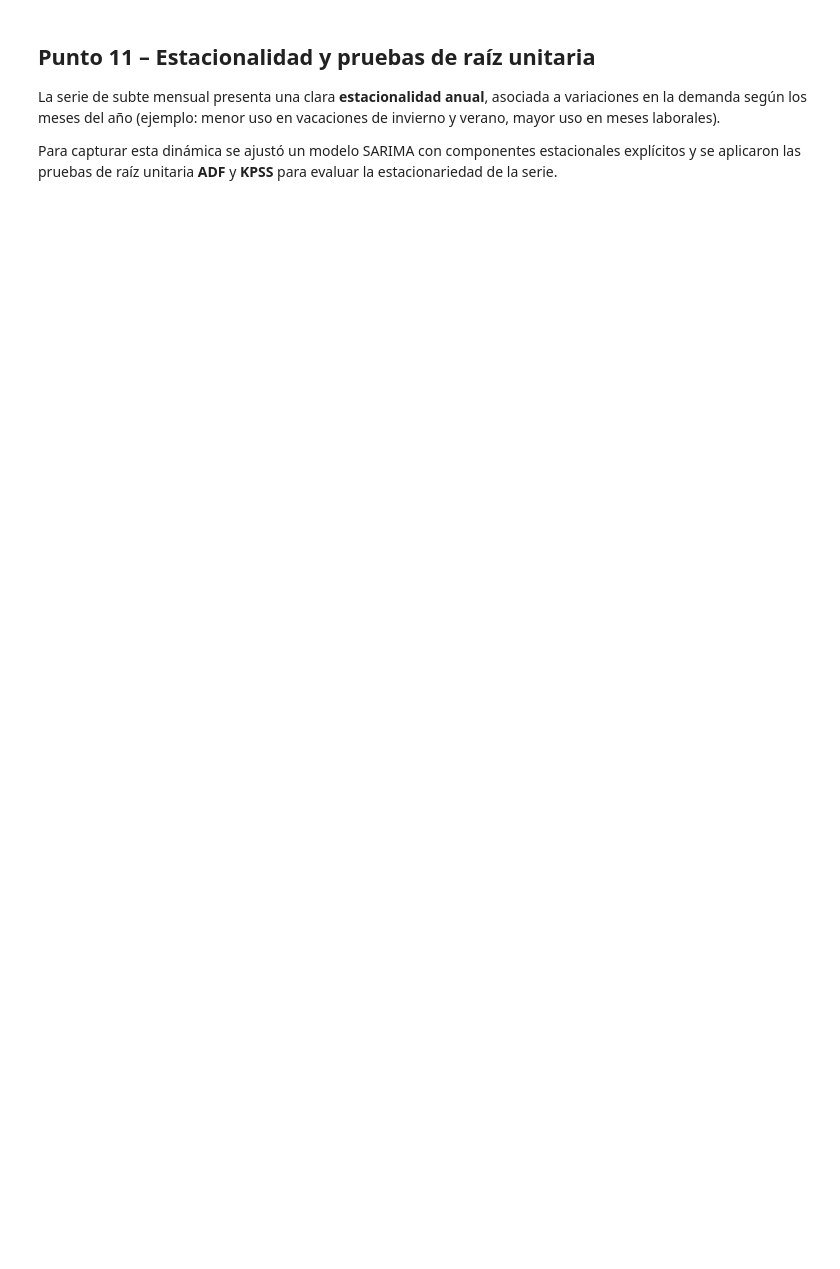
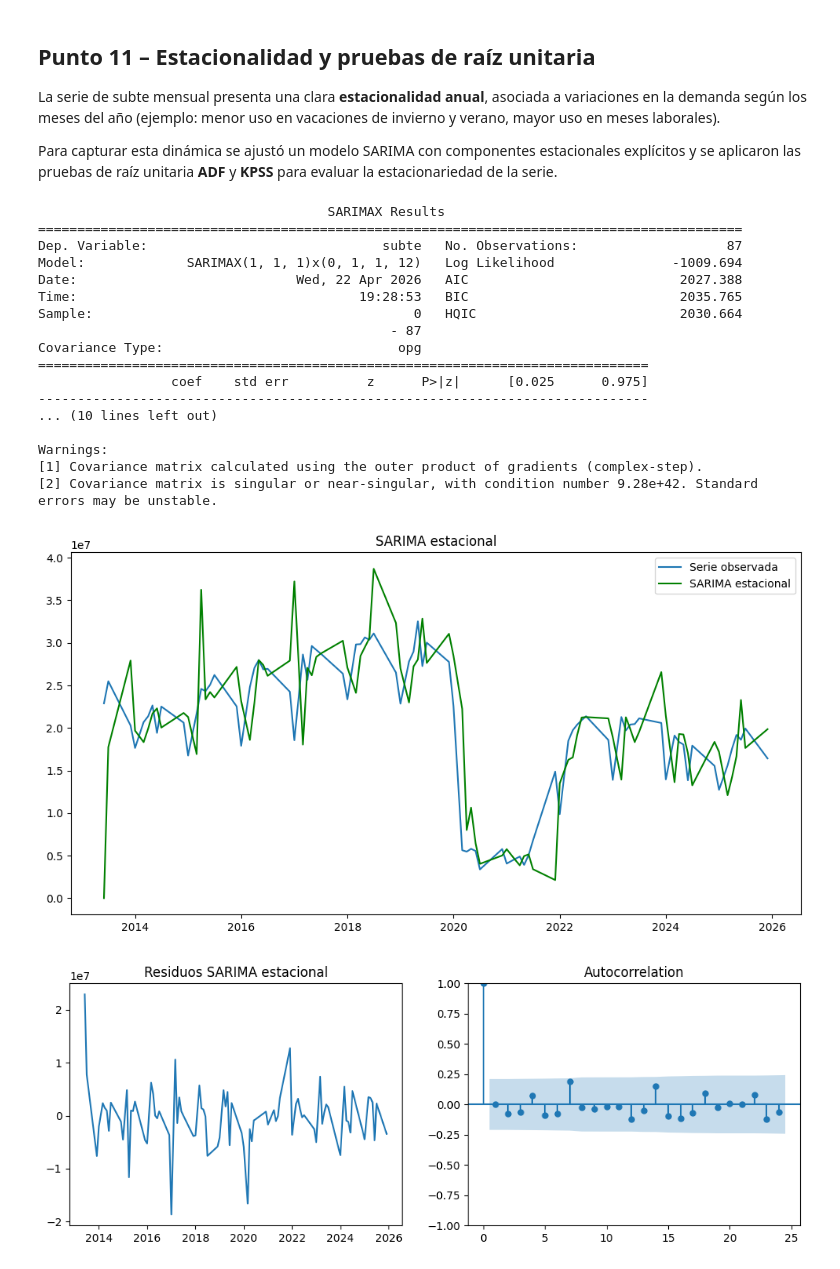
Before and after one commit to giulialvaro/AST-movilidad-BA, a Jupyter notebook: Archivos finales/tp1-AST-movilidad-urbana.ipynb, the cells around one changed output. Saved outputs shown, nothing was run; the diff lists cells and outputs as text; code cells hidden in the pictures; blank space fills up the shorter version.

```diff
--- a/Archivos finales/tp1-AST-movilidad-urbana.ipynb
+++ b/Archivos finales/tp1-AST-movilidad-urbana.ipynb
@@ -2135,43 +2157,60 @@ La serie de subte mensual presenta una clara **estacionalidad anual**, asociada
 
 Para capturar esta dinámica se ajustó un modelo SARIMA con componentes estacionales explícitos y se aplicaron las pruebas de raíz unitaria **ADF** y **KPSS** para evaluar la estacionariedad de la serie.
 # %%
-import pandas as pd
-import statsmodels.api as sm
 from arch.unitroot import ADF, KPSS
-from pathlib import Path
-
-# ── Definir ruta ───────────────────────────────────────────
-DATA_DIR = Path("Archivos finales/datos_tp1")
-
-# ── Cargar series ya procesadas ───────────────────────────
-subte = pd.read_csv(DATA_DIR / "subte_mensual.csv", parse_dates=["fecha"], index_col="fecha")
-temp = pd.read_csv(DATA_DIR / "temp_mensual.csv", parse_dates=["fecha"], index_col="fecha")
-feriados = pd.read_csv(DATA_DIR / "feriados_mensual.csv", parse_dates=["fecha"], index_col="fecha")
-
-# ── Construir DataFrame conjunto ─────────────────────────
-df = pd.DataFrame({
-    "subte": subte.squeeze(),
-    "temp": temp.squeeze(),
-    "feriados": feriados.squeeze()
-})
-
-# Eliminar filas con NaN
-df = df.dropna()
 
 # ── Ajuste de modelo SARIMA estacional ───────────────────
 sarima_seasonal = sm.tsa.SARIMAX(
     df["subte"],
     order=(1,1,1),
     seasonal_order=(0,1,1,12),
     enforce_stationarity=False,
     enforce_invertibility=False
 ).fit()
 
 print(sarima_seasonal.summary())
 
+# ── Gráficos de ajuste ───────────────────────────────────
+df["sarima_fitted"] = sarima_seasonal.fittedvalues
+
+plt.figure(figsize=(12,6))
+plt.plot(df.index, df["subte"], label="Serie observada")
+plt.plot(df.index, df["sarima_fitted"], label="SARIMA estacional", color="green")
+plt.title("SARIMA estacional")
+plt.legend()
+plt.show()
+
+# Residuos
+resid_sarima = sarima_seasonal.resid
+fig, ax = plt.subplots(1,2, figsize=(12,4))
+ax[0].plot(resid_sarima)
+ax[0].set_title("Residuos SARIMA estacional")
+sm.graphics.tsa.plot_acf(resid_sarima, lags=24, ax=ax[1])
+plt.show()
+
 # ── Pruebas de raíz unitaria ─────────────────────────────
 adf_test = ADF(df["subte"])
 print(adf_test.summary())
 
 kpss_test = KPSS(df["subte"])
 print(kpss_test.summary())
+# %% [output]
+                                     SARIMAX Results
+==========================================================================================
+Dep. Variable:                              subte   No. Observations:                   87
+Model:             SARIMAX(1, 1, 1)x(0, 1, 1, 12)   Log Likelihood               -1009.694
+Date:                            Wed, 22 Apr 2026   AIC                           2027.388
+Time:                                    19:28:53   BIC                           2035.765
+Sample:                                         0   HQIC                          2030.664
+                                             - 87
+Covariance Type:                              opg
+==============================================================================
+                 coef    std err          z      P>|z|      [0.025      0.975]
+------------------------------------------------------------------------------
+... (10 lines left out)
+
+Warnings:
+[1] Covariance matrix calculated using the outer product of gradients (complex-step).
+[2] Covariance matrix is singular or near-singular, with condition number 9.28e+42. Standard errors may be unstable.
+[figure, added]
+[figure, added]
```
Also changed, not shown: parts of 4 cells of this notebook.
